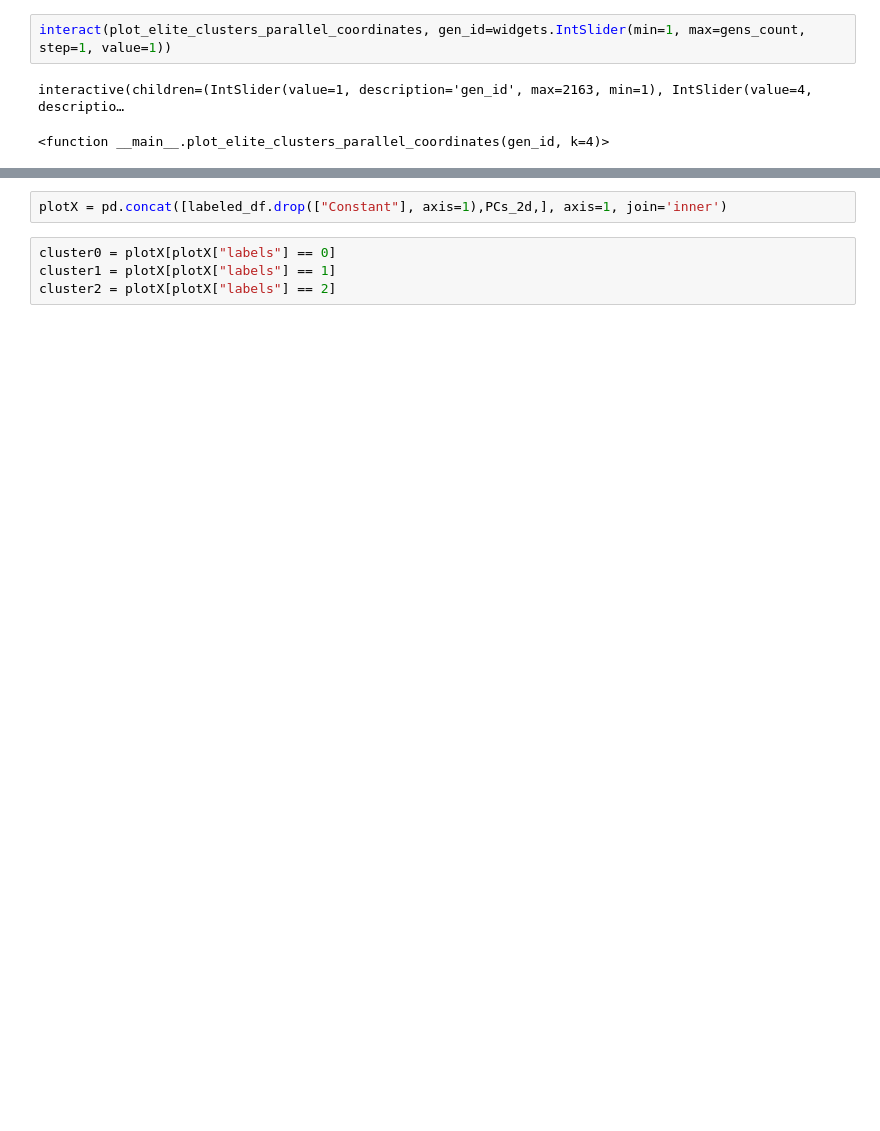
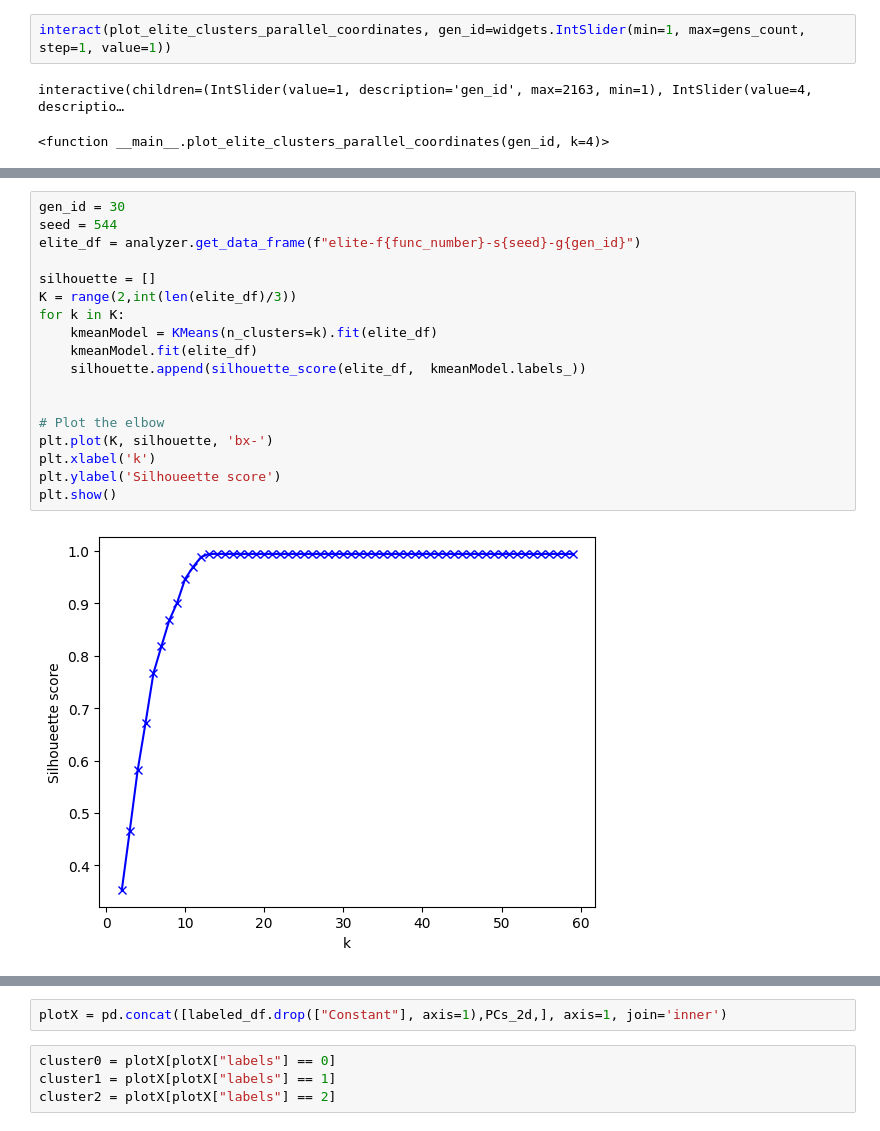
Before and after one commit to raphaelgoms/analysis-scripts, a Jupyter notebook: exps-data-analyzer.ipynb, the cells around one changed output, grey strips where cells are left out. Drawn from its saved outputs; the diff is of its cells as text; blank space fills up the shorter version.

```diff
--- a/exps-data-analyzer.ipynb
+++ b/exps-data-analyzer.ipynb
@@ -377,0 +479,20 @@ for i in range(0,len(list(labeled_df))-2):
+# %%
+gen_id = 30
+seed = 544
+elite_df = analyzer.get_data_frame(f"elite-f{func_number}-s{seed}-g{gen_id}")
+
+silhouette = []
+K = range(2,int(len(elite_df)/3))
+for k in K:
+    kmeanModel = KMeans(n_clusters=k).fit(elite_df)
+    kmeanModel.fit(elite_df)
+    silhouette.append(silhouette_score(elite_df,  kmeanModel.labels_))
+
+
+# Plot the elbow
+plt.plot(K, silhouette, 'bx-')
+plt.xlabel('k')
+plt.ylabel('Silhoueette score')
+plt.show()
+# %% [output]
+[figure, added]
```
Also changed, not shown: parts of 35 cells of this notebook.
